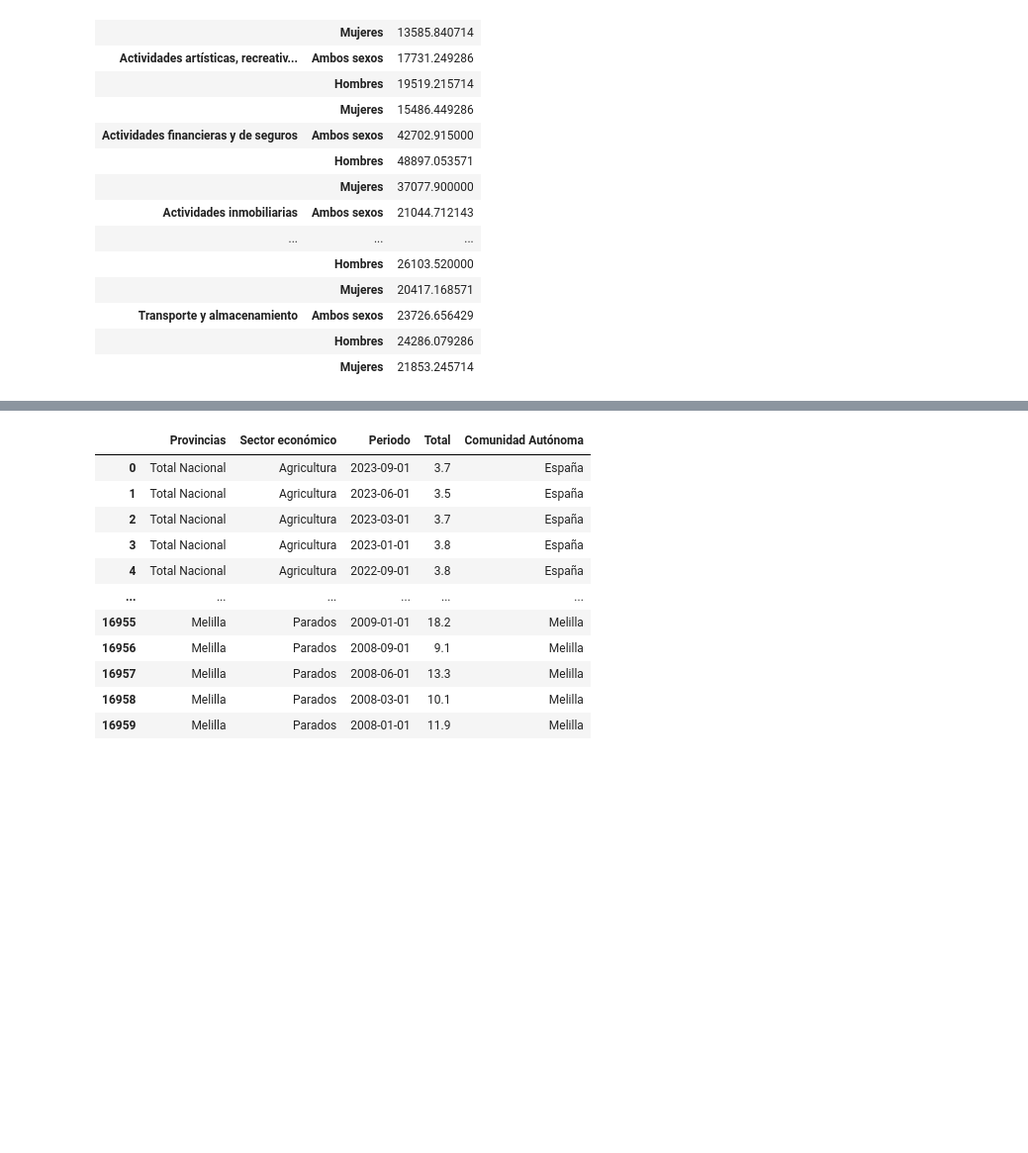
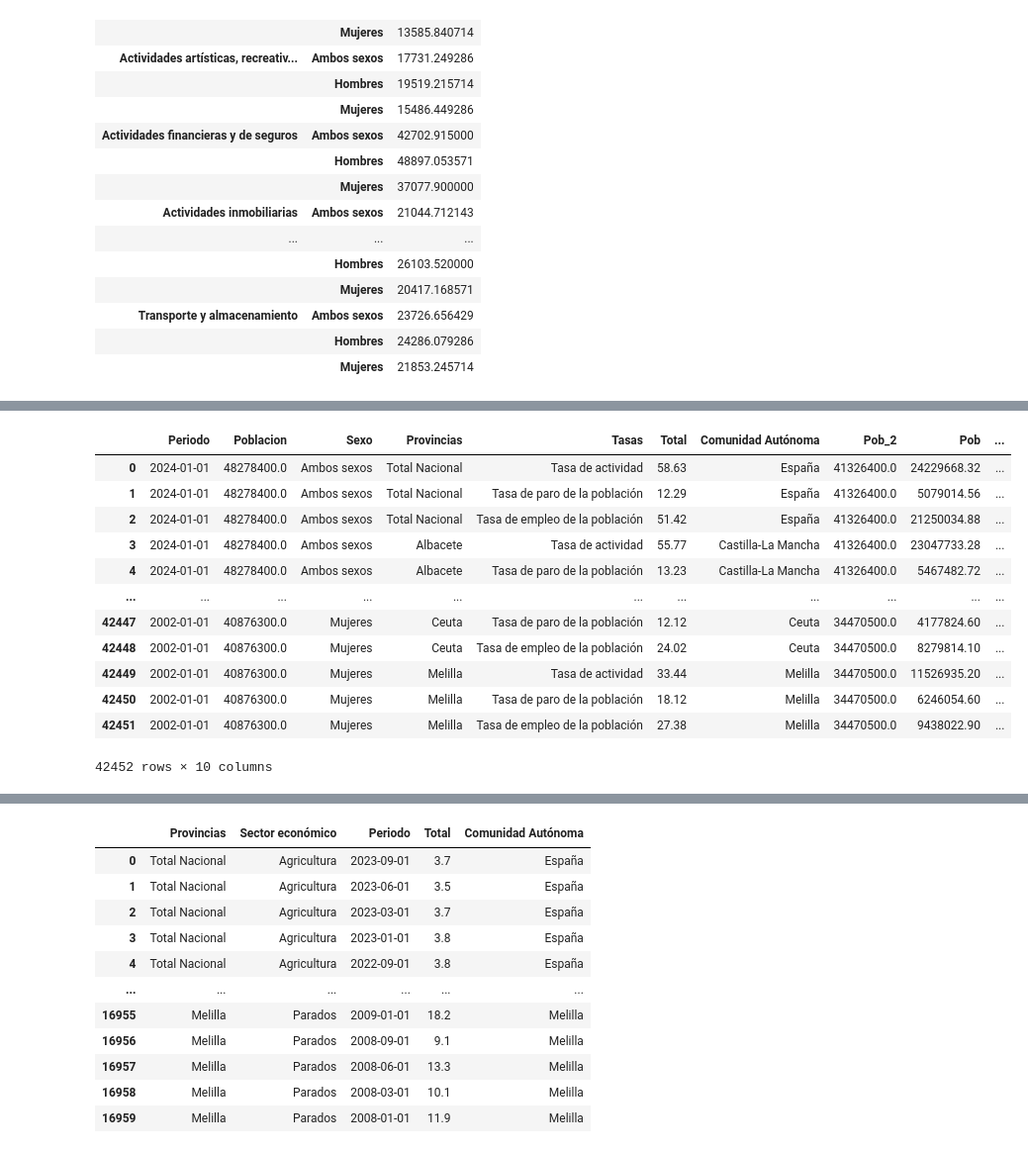
Before and after one commit to Gbau11/Empleo-Espa-a, a Jupyter notebook: code/paro_actividad.ipynb, the cells around one changed output, grey strips where cells are left out. Shown: that part at 99% size. Drawn from its saved outputs; the diff is of its cells as text; code cells hidden in the pictures; blank space fills up the shorter version.

```diff
--- a/code/paro_actividad.ipynb
+++ b/code/paro_actividad.ipynb
@@ -1398,0 +1382,3 @@ tabla
+# %%
+tasas_pob = pd.merge(pob2, tasas, on='Periodo')
+tasas_pob_2 = pd.merge(tasas_pob, nuevo_pob, on='Periodo')
@@ -1398,0 +1401,4 @@ tabla
+# %%
+tasas_pob_2['Pob'] = tasas_pob_2['Pob_2']*tasas_pob_2['Total']/100
+# %%
+tasas_pob_2['Provincias'] = tasas_pob_2['Provincias'].str.replace('Guadalajara', 'Provincia de Guadalajara')
@@ -1398,0 +1448,18 @@ tabla
+# %%
+tasas_pob_2['Pais'] = 'España'
+# %%
+tasas_pob_2
+# %% [output]
+|  | Periodo | Poblacion | Sexo | Provincias | Tasas | Total | Comunidad Autónoma | Pob_2 | Pob | ... |
+| 0 | 2024-01-01 | 48278400.0 | Ambos sexos | Total Nacional | Tasa de actividad | 58.63 | España | 41326400.0 | 24229668.32 | ... |
+| 1 | 2024-01-01 | 48278400.0 | Ambos sexos | Total Nacional | Tasa de paro de la población | 12.29 | España | 41326400.0 | 5079014.56 | ... |
+| 2 | 2024-01-01 | 48278400.0 | Ambos sexos | Total Nacional | Tasa de empleo de la población | 51.42 | España | 41326400.0 | 21250034.88 | ... |
+| 3 | 2024-01-01 | 48278400.0 | Ambos sexos | Albacete | Tasa de actividad | 55.77 | Castilla-La Mancha | 41326400.0 | 23047733.28 | ... |
+| 4 | 2024-01-01 | 48278400.0 | Ambos sexos | Albacete | Tasa de paro de la población | 13.23 | Castilla-La Mancha | 41326400.0 | 5467482.72 | ... |
+| ... | ... | ... | ... | ... | ... | ... | ... | ... | ... | ... |
+| 42447 | 2002-01-01 | 40876300.0 | Mujeres | Ceuta | Tasa de paro de la población | 12.12 | Ceuta | 34470500.0 | 4177824.60 | ... |
+| 42448 | 2002-01-01 | 40876300.0 | Mujeres | Ceuta | Tasa de empleo de la población | 24.02 | Ceuta | 34470500.0 | 8279814.10 | ... |
+| 42449 | 2002-01-01 | 40876300.0 | Mujeres | Melilla | Tasa de actividad | 33.44 | Melilla | 34470500.0 | 11526935.20 | ... |
+| 42450 | 2002-01-01 | 40876300.0 | Mujeres | Melilla | Tasa de paro de la población | 18.12 | Melilla | 34470500.0 | 6246054.60 | ... |
+| 42451 | 2002-01-01 | 40876300.0 | Mujeres | Melilla | Tasa de empleo de la población | 27.38 | Melilla | 34470500.0 | 9438022.90 | ... |
+42452 rows × 10 columns
```
Also changed, not shown: parts of 54 cells of this notebook, 1 other file.
